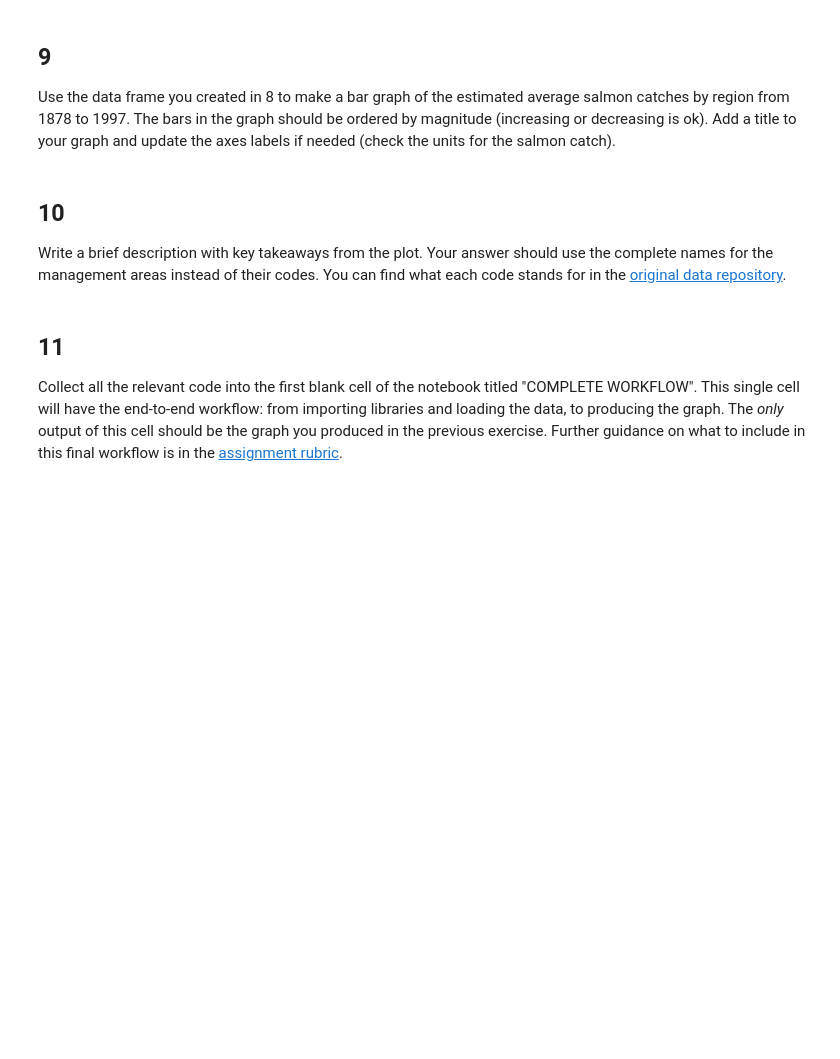
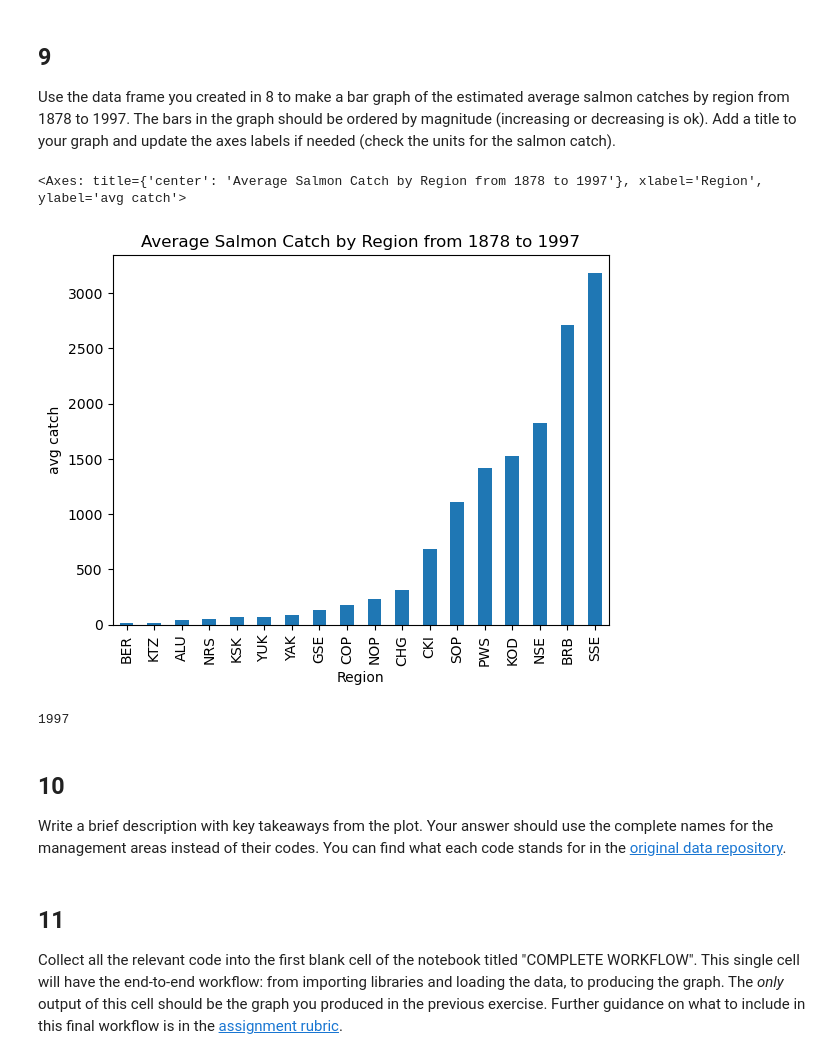
Before and after one commit to kloo49/eds220-hwk2-kloo, a Jupyter notebook: task2/hwk2-task2-salmon.ipynb, the cells around one changed output. Drawn from its saved outputs; the diff is of its cells as text; code cells hidden in the pictures; blank space fills up the shorter version.

Commit message:
data cleaning + plotting

```diff
--- a/task2/hwk2-task2-salmon.ipynb
+++ b/task2/hwk2-task2-salmon.ipynb
@@ -124,0 +188,3 @@ catch_I
+# %%
+catch_I = catch_data['Catch'].str.contains('I')
+catch_I
@@ -141,0 +216,7 @@ catch_1
+# %%
+row_index = catch_data[catch_I].index
+catch_data.loc[row_index,'Catch'] = 1
+catch_1 = catch_data.loc[row_index]
+
+# Print catch_1
+catch_1
@@ -152,0 +234,4 @@ catch_column_type
+# %%
+catch_data['Catch'] = catch_data['Catch'].astype('int64')
+catch_column_type = catch_data['Catch'].dtypes
+catch_column_type
@@ -162,0 +249,3 @@ avg_region
+# %%
+avg_region = catch_data.groupby('Region')['Catch'].mean().sort_values()
+avg_region
@@ -170,6 +282,19 @@ grader.check("q8")
 ## 9
 
 Use the data frame you created in 8 to make a bar graph of the estimated average salmon catches by region from 1878 to 1997. The bars in the graph should be ordered by magnitude (increasing or decreasing is ok). Add a title to your graph and update the axes labels if needed (check the units for the salmon catch).
+# %%
+avg_region.plot(kind='bar',
+    x = 'Region',
+    title = 'Average Salmon Catch by Region from 1878 to 1997',
+    ylabel = 'avg catch'
+)
+# %% [output]
+<Axes: title={'center': 'Average Salmon Catch by Region from 1878 to 1997'}, xlabel='Region', ylabel='avg catch'>
+[figure, added]
+# %%
+catch_data['Year'].max()
+# %% [output]
+1997
 # %% [markdown]
 <!-- END QUESTION -->
 
```
Also changed, not shown: parts of 23 cells of this notebook.
